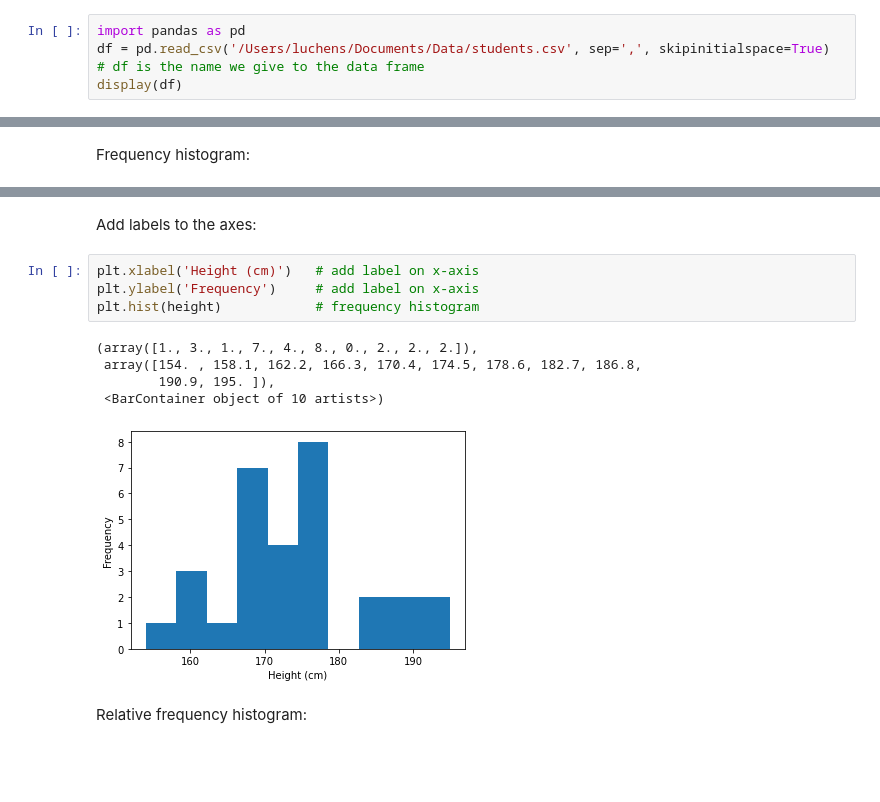
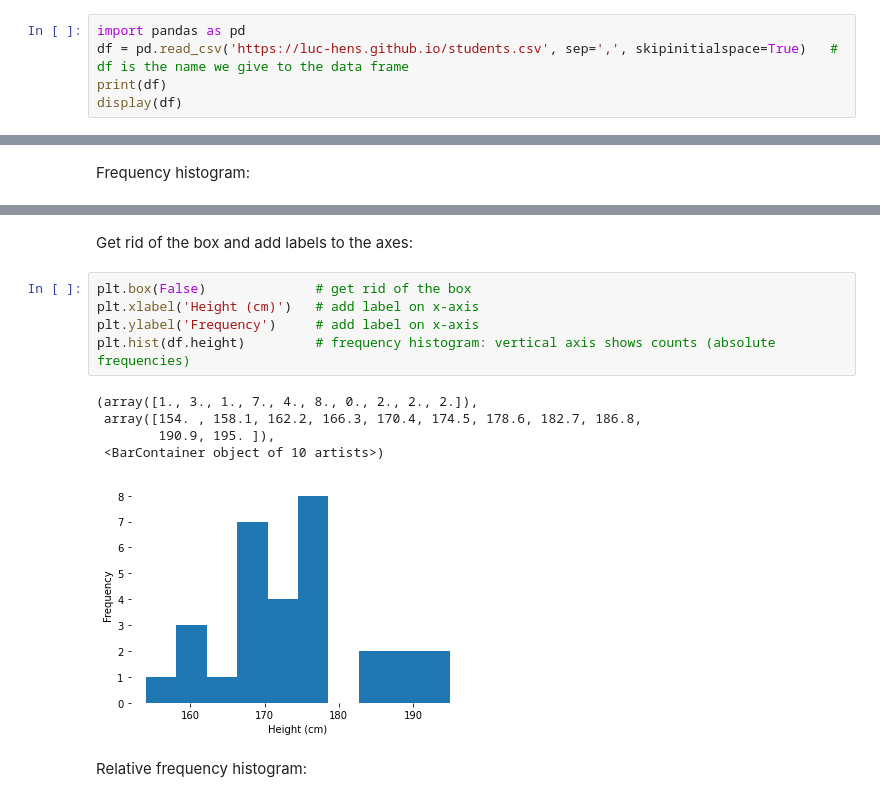
Before and after one commit to luc-hens/statistics-with-python, a Jupyter notebook: Statistics-I-using-Python.ipynb, the cells around one changed output, grey strips where cells are left out. Saved outputs shown, nothing was run; the diff lists cells and outputs as text; blank space fills up the shorter version.

```diff
--- a/Statistics-I-using-Python.ipynb
+++ b/Statistics-I-using-Python.ipynb
@@ -9,5 +17,6 @@ To import a text file with data in Python, you first have find the path to the f
 # %%
 import pandas as pd
-df = pd.read_csv('/Users/luchens/Documents/Data/students.csv', sep=',', skipinitialspace=True)   # df is the name we give to the data frame
+df = pd.read_csv('https://luc-hens.github.io/students.csv', sep=',', skipinitialspace=True)   # df is the name we give to the data frame
+print(df)
 display(df)
 # %% [output]
@@ -174,15 +288,16 @@ plt.hist(height)    # frequency histogram
 # %% [markdown]
-Add labels to the axes:
+Get rid of the box and add labels to the axes:
 # %%
+plt.box(False)              # get rid of the box
 plt.xlabel('Height (cm)')   # add label on x-axis
 plt.ylabel('Frequency')     # add label on x-axis
-plt.hist(height)            # frequency histogram
+plt.hist(df.height)         # frequency histogram: vertical axis shows counts (absolute frequencies)
 # %% [output]
 (array([1., 3., 1., 7., 4., 8., 0., 2., 2., 2.]),
  array([154. , 158.1, 162.2, 166.3, 170.4, 174.5, 178.6, 182.7, 186.8,
         190.9, 195. ]),
  <BarContainer object of 10 artists>)
-[figure, old version]
+[figure, new version]
 # %% [markdown]
 Relative frequency histogram:
 # %%
```
Also changed, not shown: parts of 103 cells of this notebook.
